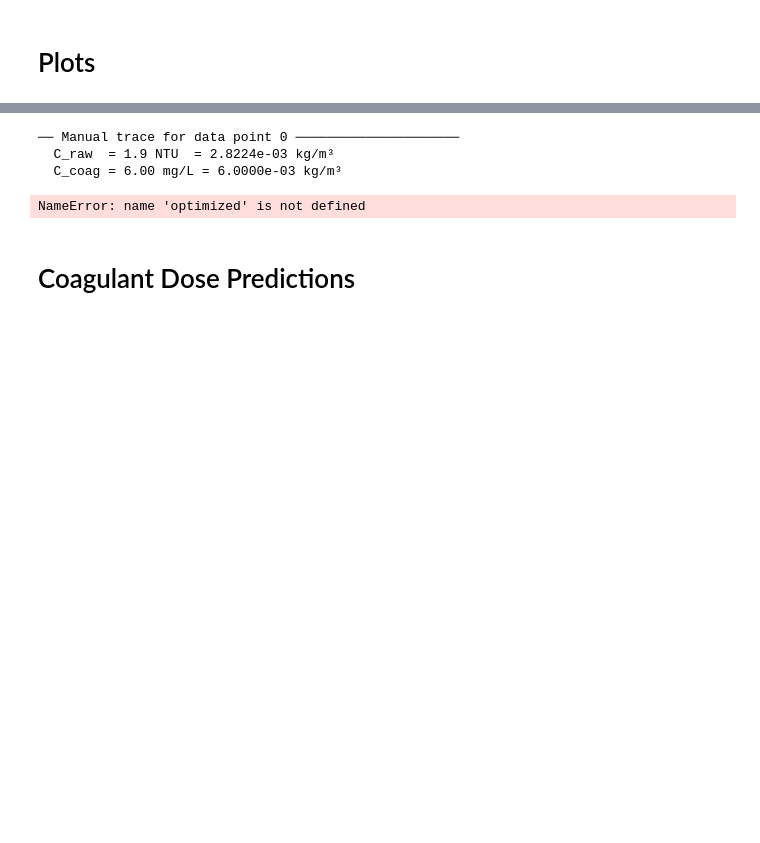
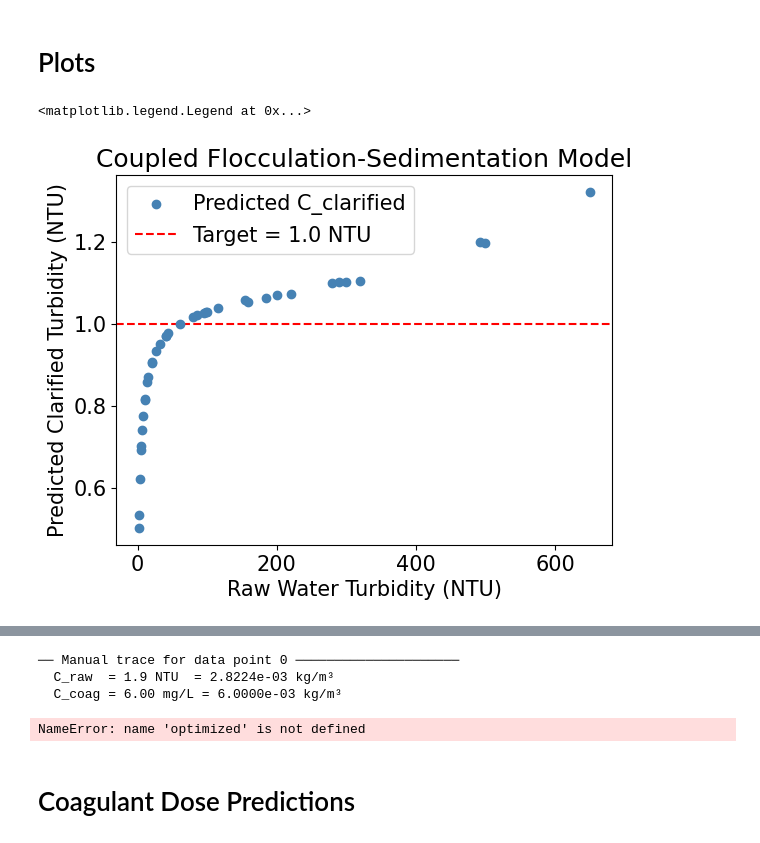
Before and after one commit to AguaClara/floc_modeling, a Jupyter notebook: Spring 2026/Model Fitting/Model_Fitting_SP26.ipynb, the cells around one changed output, grey strips where cells are left out. Saved outputs shown, nothing was run; the diff lists cells and outputs as text; code cells hidden in the pictures; blank space fills up the shorter version.

```diff
--- a/Spring 2026/Model Fitting/Model_Fitting_SP26.ipynb
+++ b/Spring 2026/Model Fitting/Model_Fitting_SP26.ipynb
@@ -744,3 +810,21 @@ N_per_clay=array([ 3036.91565698, 43410.79121311, 54681.00480386, 56011.75216586
 # %% [markdown]
 # Plots
+# %%
+# ============================================================
+# CELL 7 – Plots
+# ============================================================
+
+# ── Plot 1: Clarified turbidity vs raw turbidity ─────────────
+idx = np.argsort(C_raw_NTU)
+plt.scatter(C_raw_NTU, C_clarified_NTU_coupled, label="Predicted C_clarified",
+           color="steelblue", zorder=3)
+plt.axhline(C_TARGET_NTU, color="red", linestyle="--",
+           label=f"Target = {C_TARGET_NTU} NTU")
+plt.xlabel("Raw Water Turbidity (NTU)")
+plt.ylabel("Predicted Clarified Turbidity (NTU)")
+plt.title("Coupled Flocculation-Sedimentation Model")
+plt.legend()
+# %% [output]
+<matplotlib.legend.Legend at 0x...>
+[figure, added]
 # %%
```
Also changed, not shown: parts of 11 cells of this notebook, 6 other files.
